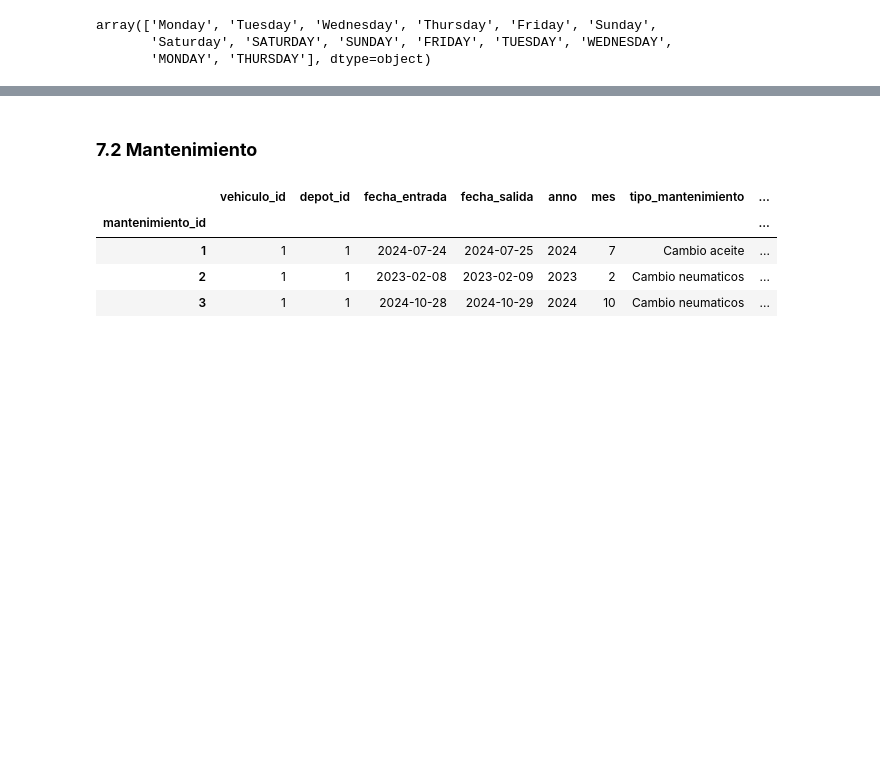
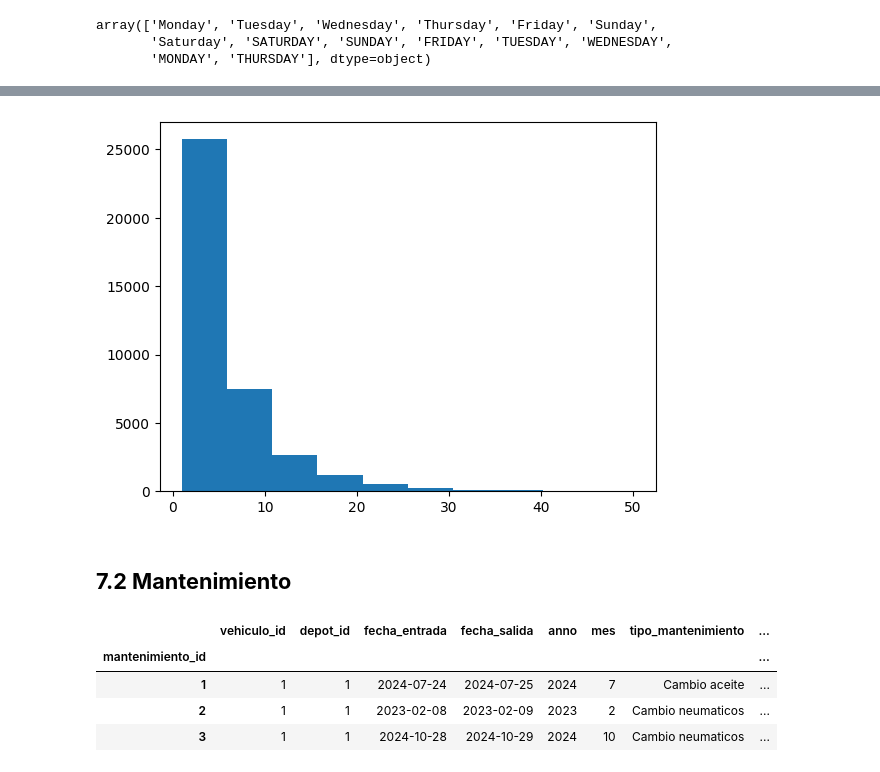
Before and after one commit to Arevaliis/metrobus-data-analytics, a Jupyter notebook: notebooks/01_eda.ipynb, the cells around one changed output, grey strips where cells are left out. Drawn from its saved outputs; the diff is of its cells as text; code cells hidden in the pictures; blank space fills up the shorter version.

```diff
--- a/01_eda.ipynb
+++ b/notebooks/01_eda.ipynb
@@ -281,5 +287,13 @@ Por último, las columnas **fecha, hora_salida_real, hora_llegada_real y hora_sa
+# %%
+# Eliminamos el valor -99
+df = df_viajes[df_viajes.retraso_salida_min > 0]
+
+plt.hist(df.retraso_salida_min)
+plt.show()
+# %% [output]
+[figure, added]
 # %% [markdown]
-### **7.2 Mantenimiento**
+## **7.2 Mantenimiento**
 # %%
 df_mantenimientos.head(3)
 # %% [output]
```
Also changed, not shown: parts of 28 cells of this notebook, 10 other files.
